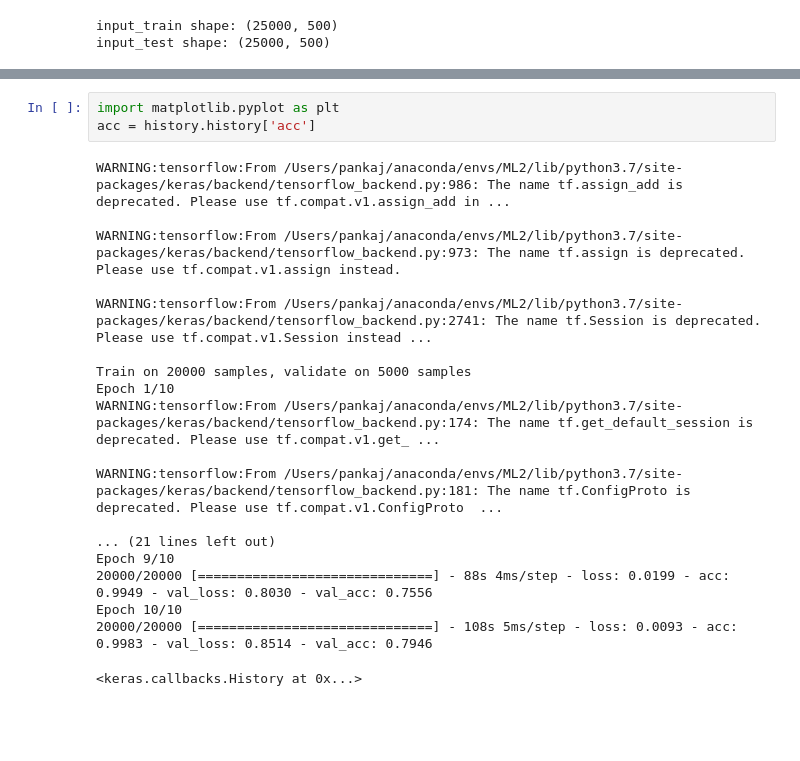
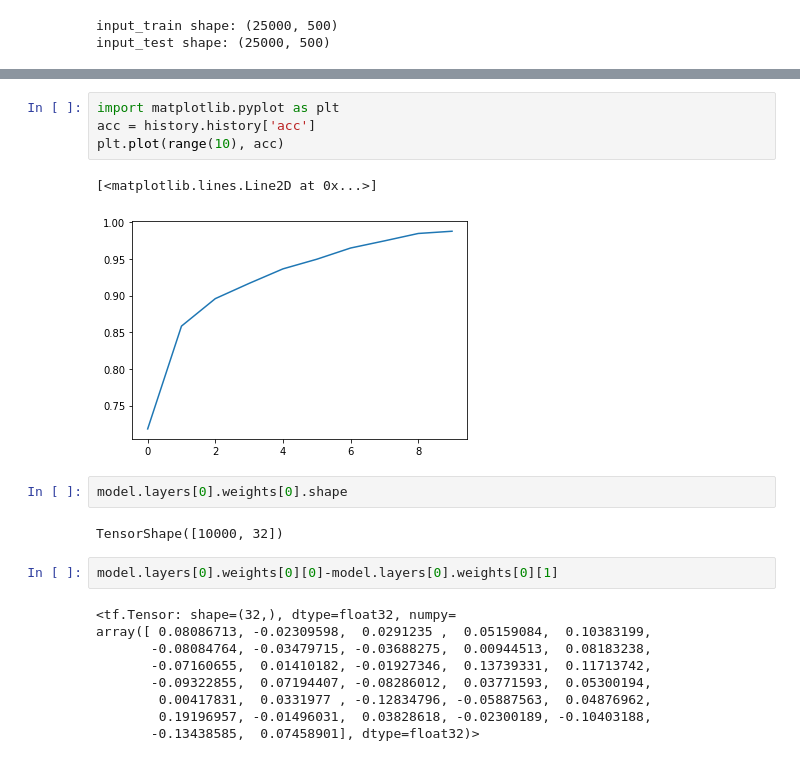
Before and after one commit to pankajti/capstone, a Jupyter notebook: demos/keras_rnn.ipynb, the cells around one changed output, grey strips where cells are left out. Saved outputs shown, nothing was run; the diff lists cells and outputs as text; blank space fills up the shorter version.

```diff
--- a/demos/keras_rnn.ipynb
+++ b/demos/keras_rnn.ipynb
@@ -84,22 +102,22 @@ Epoch 2/10
 # %%
 import matplotlib.pyplot as plt
 acc = history.history['acc']
+plt.plot(range(10), acc)
 # %% [output]
-WARNING:tensorflow:From /Users/pankaj/anaconda/envs/ML2/lib/python3.7/site-packages/keras/backend/tensorflow_backend.py:986: The name tf.assign_add is deprecated. Please use tf.compat.v1.assign_add in ...
-
-WARNING:tensorflow:From /Users/pankaj/anaconda/envs/ML2/lib/python3.7/site-packages/keras/backend/tensorflow_backend.py:973: The name tf.assign is deprecated. Please use tf.compat.v1.assign instead.
-
-WARNING:tensorflow:From /Users/pankaj/anaconda/envs/ML2/lib/python3.7/site-packages/keras/backend/tensorflow_backend.py:2741: The name tf.Session is deprecated. Please use tf.compat.v1.Session instead ...
-
-Train on 20000 samples, validate on 5000 samples
-Epoch 1/10
-WARNING:tensorflow:From /Users/pankaj/anaconda/envs/ML2/lib/python3.7/site-packages/keras/backend/tensorflow_backend.py:174: The name tf.get_default_session is deprecated. Please use tf.compat.v1.get_ ...
-
-WARNING:tensorflow:From /Users/pankaj/anaconda/envs/ML2/lib/python3.7/site-packages/keras/backend/tensorflow_backend.py:181: The name tf.ConfigProto is deprecated. Please use tf.compat.v1.ConfigProto  ...
-
-... (21 lines left out)
-Epoch 9/10
-20000/20000 [==============================] - 88s 4ms/step - loss: 0.0199 - acc: 0.9949 - val_loss: 0.8030 - val_acc: 0.7556
-Epoch 10/10
-20000/20000 [==============================] - 108s 5ms/step - loss: 0.0093 - acc: 0.9983 - val_loss: 0.8514 - val_acc: 0.7946
+[<matplotlib.lines.Line2D at 0x...>]
-<keras.callbacks.History at 0x...>
+[figure, added]
+# %%
+model.layers[0].weights[0].shape
+# %% [output]
+TensorShape([10000, 32])
+# %%
+model.layers[0].weights[0][0]-model.layers[0].weights[0][1]
+# %% [output]
+<tf.Tensor: shape=(32,), dtype=float32, numpy=
+array([ 0.08086713, -0.02309598,  0.0291235 ,  0.05159084,  0.10383199,
+       -0.08084764, -0.03479715, -0.03688275,  0.00944513,  0.08183238,
+       -0.07160655,  0.01410182, -0.01927346,  0.13739331,  0.11713742,
+       -0.09322855,  0.07194407, -0.08286012,  0.03771593,  0.05300194,
+        0.00417831,  0.0331977 , -0.12834796, -0.05887563,  0.04876962,
+        0.19196957, -0.01496031,  0.03828618, -0.02300189, -0.10403188,
+       -0.13438585,  0.07458901], dtype=float32)>
```
Also changed, not shown: parts of 14 cells of this notebook, 11 other files.
